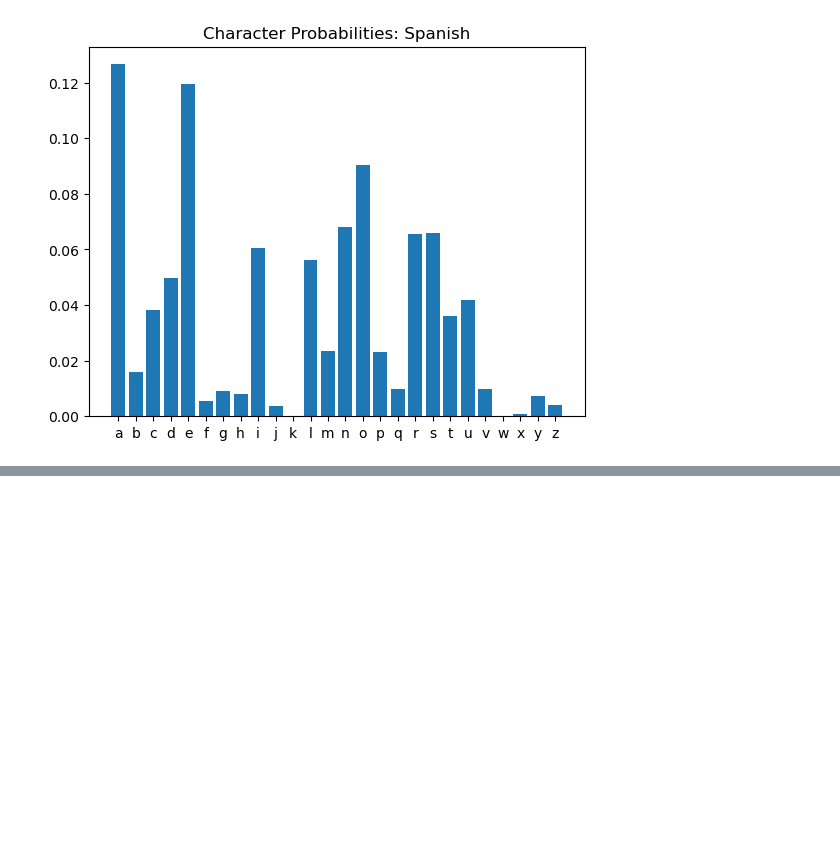
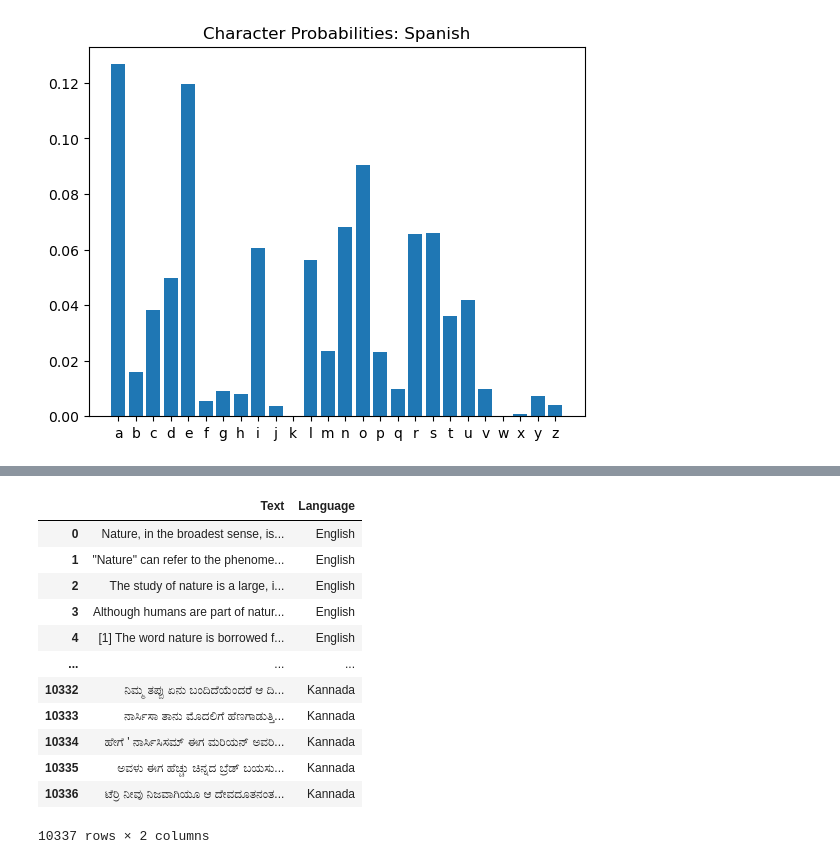
Before and after one commit to jrsalgadoASW/hw2_language_model, a Jupyter notebook: model_creation.ipynb, the cells around one changed output, grey strips where cells are left out. Drawn from its saved outputs; the diff is of its cells as text; code cells hidden in the pictures; blank space fills up the shorter version.

```diff
--- a/model_creation.ipynb
+++ b/model_creation.ipynb
@@ -2,7 +2,11 @@
 import string
 import math
 import matplotlib.pyplot as plt
+import seaborn as sns
 from unidecode import unidecode
+import pandas as pd
+pd.set_option('display.max_rows',500)
+import numpy as np
 
 #read text from file
 def read_file(filename: str)->str:
@@ -106,0 +111,17 @@ The text is in English. Log Prob was -1272674.6714736472
+# %%
+df = pd.read_csv('Language Detection.csv')
+df
+# %% [output]
+|  | Text | Language |
+| 0 | Nature, in the broadest sense, is... | English |
+| 1 | "Nature" can refer to the phenome... | English |
+| 2 | The study of nature is a large, i... | English |
+| 3 | Although humans are part of natur... | English |
+| 4 | [1] The word nature is borrowed f... | English |
+| ... | ... | ... |
+| 10332 | ನಿಮ್ಮ ತಪ್ಪು ಏನು ಬಂದಿದೆಯೆಂದರೆ ಆ ದಿ... | Kannada |
+| 10333 | ನಾರ್ಸಿಸಾ ತಾನು ಮೊದಲಿಗೆ ಹೆಣಗಾಡುತ್ತಿ... | Kannada |
+| 10334 | ಹೇಗೆ ' ನಾರ್ಸಿಸಿಸಮ್ ಈಗ ಮರಿಯನ್ ಅವರಿ... | Kannada |
+| 10335 | ಅವಳು ಈಗ ಹೆಚ್ಚು ಚಿನ್ನದ ಬ್ರೆಡ್ ಬಯಸು... | Kannada |
+| 10336 | ಟೆರ್ರಿ ನೀವು ನಿಜವಾಗಿಯೂ ಆ ದೇವದೂತನಂತ... | Kannada |
+10337 rows × 2 columns
```
Also changed, not shown: parts of 5 cells of this notebook.
